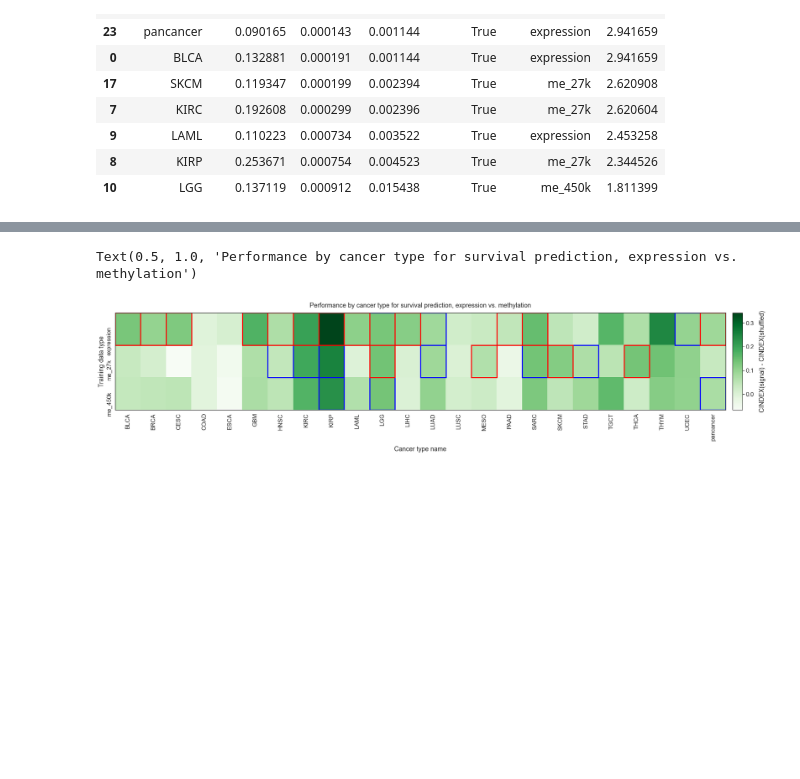
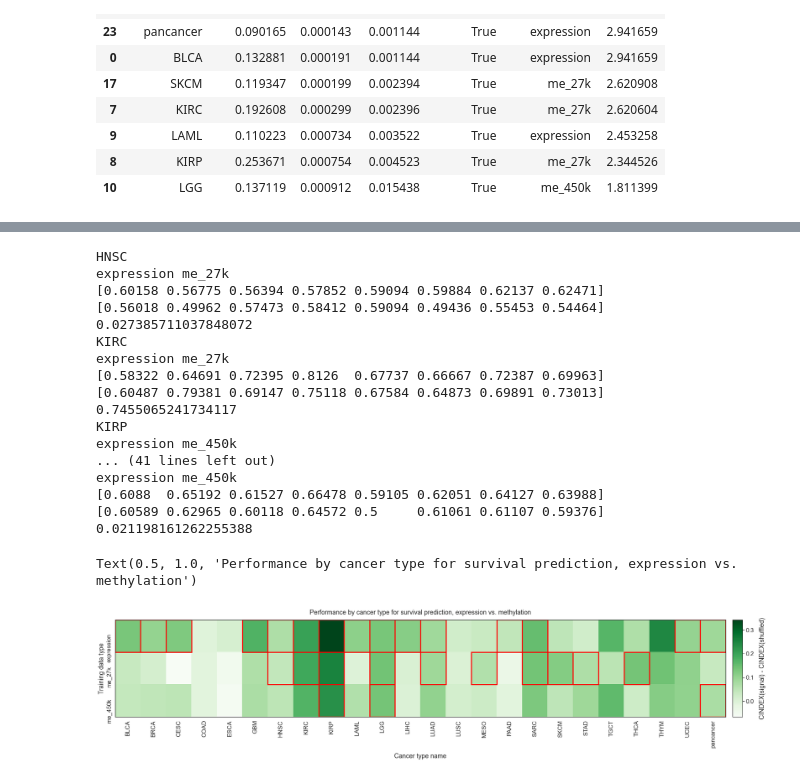
Before and after one commit to greenelab/mpmp, a Jupyter notebook: 06_predict_survival/plot_survival_results.ipynb, the cells around one changed output, grey strips where cells are left out. Saved outputs shown, nothing was run; the diff lists cells and outputs as text; code cells hidden in the pictures; blank space fills up the shorter version.

Commit message:
update heatmap + catch bug in pairwise comparisons code

```diff
--- a/06_predict_survival/plot_survival_results.ipynb
+++ b/06_predict_survival/plot_survival_results.ipynb
@@ -219,0 +214,6 @@ heatmap_df.iloc[:, :5]
+# %%
+raw_results_df = (results_df
+    .drop(columns=['identifier'])
+    .rename(columns={'cancer_type': 'identifier'})
+)
+raw_results_df.head()
@@ -220,21 +227,38 @@ heatmap_df.iloc[:, :5]
 # %%
 sns.set({'figure.figsize': (28, 6)})
 sns.set_context('notebook', font_scale=1.5)
 
 ax = plu.plot_heatmap(heatmap_df,
                       all_results_df.reset_index(drop=True),
-                      # different_from_best=True,
-                      different_from_best=False,
-                      raw_results_df=results_df,
+                      different_from_best=True,
+                      # different_from_best=False,
+                      raw_results_df=raw_results_df,
                       metric='cindex',
                       id_name='cancer_type')
 
 plt.title('Performance by cancer type for survival prediction, expression vs. methylation', pad=15)
 
 # if SAVE_FIGS:
 #     plt.savefig(images_dir / 'methylation_heatmap.svg', bbox_inches='tight')
 #     plt.savefig(images_dir / 'methylation_heatmap.png',
 #                 dpi=300, bbox_inches='tight')
 # %% [output]
-Text(0.5, 1.0, 'Performance by cancer type for survival prediction, expression vs. methylation')
+HNSC
+expression me_27k
+[0.60158 0.56775 0.56394 0.57852 0.59094 0.59884 0.62137 0.62471]
+[0.56018 0.49962 0.57473 0.58412 0.59094 0.49436 0.55453 0.54464]
+0.027385711037848072
+KIRC
+expression me_27k
+[0.58322 0.64691 0.72395 0.8126  0.67737 0.66667 0.72387 0.69963]
+[0.60487 0.79381 0.69147 0.75118 0.67584 0.64873 0.69891 0.73013]
+0.7455065241734117
+KIRP
+expression me_450k
+... (41 lines left out)
+expression me_450k
+[0.6088  0.65192 0.61527 0.66478 0.59105 0.62051 0.64127 0.63988]
+[0.60589 0.62965 0.60118 0.64572 0.5     0.61061 0.61107 0.59376]
+0.021198161262255388
+Text(0.5, 1.0, 'Performance by cancer type for survival prediction, expression vs. methylation')
-[figure, old version]
+[figure, new version]
```
Also changed, not shown: parts of 3 cells of this notebook, 1 other file.
